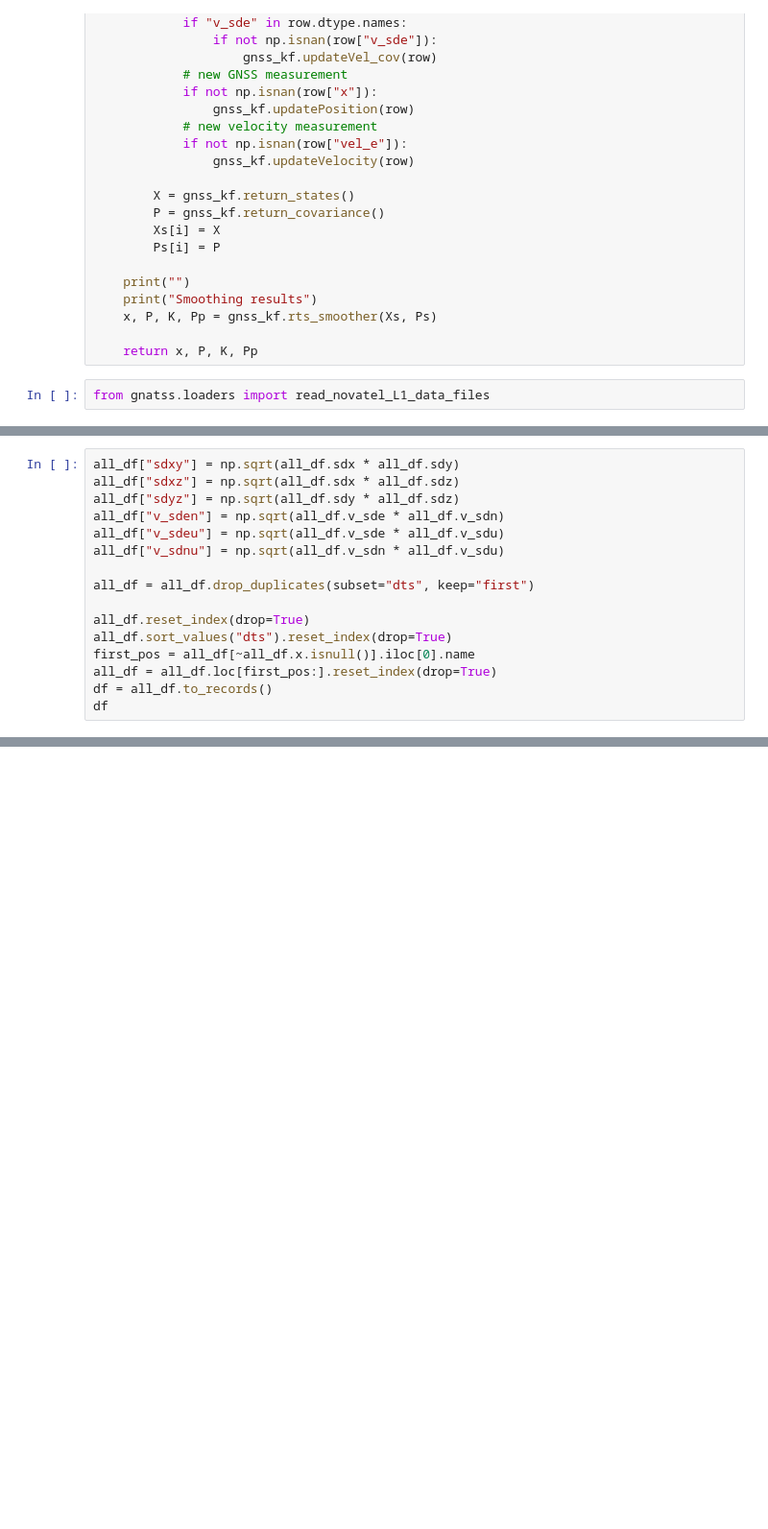
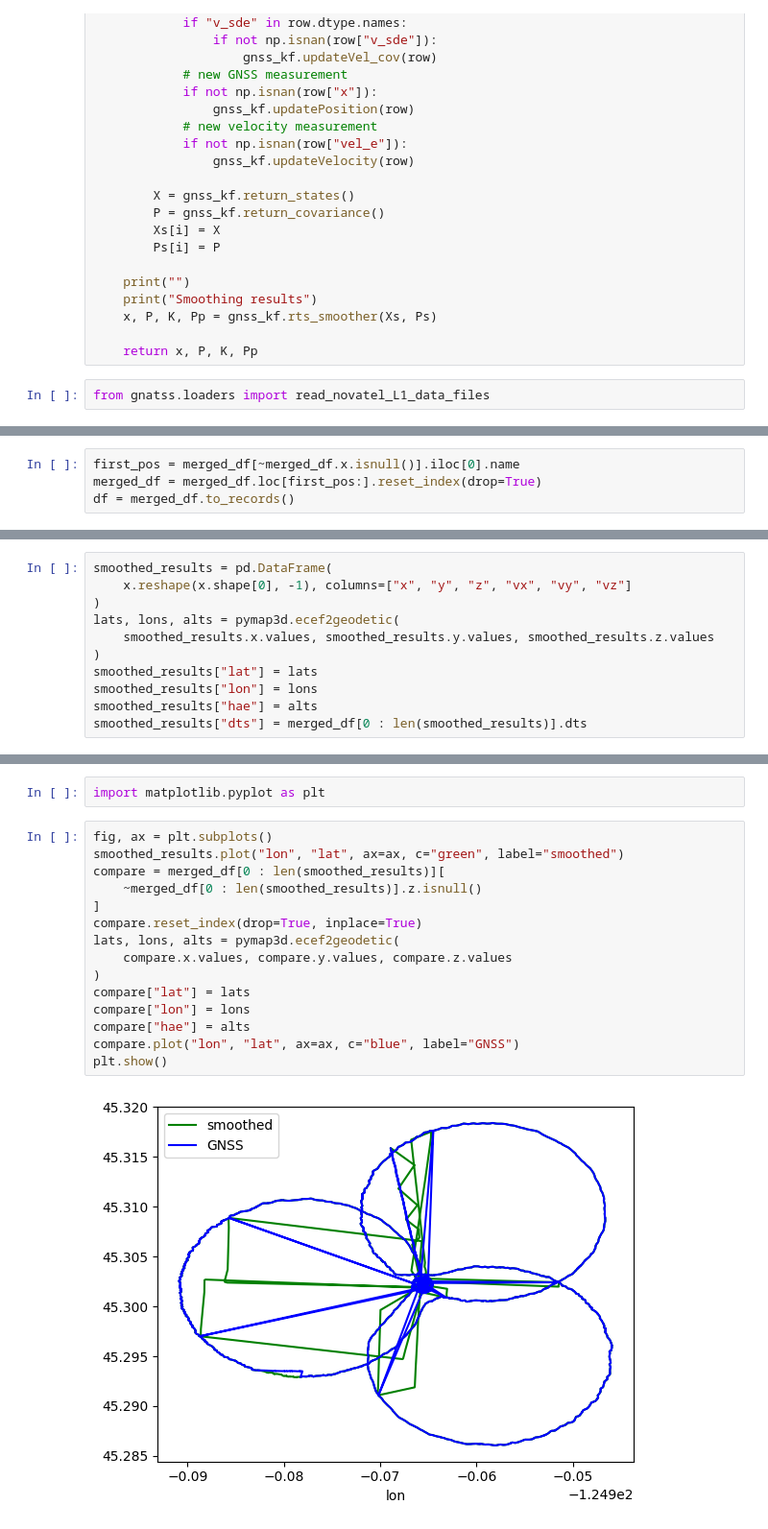
Before and after one commit to seafloor-geodesy/gnatss, a Jupyter notebook: kalman_test.ipynb, the cells around one changed output, grey strips where cells are left out. Shown at 96% size. Saved outputs shown, nothing was run; the diff lists cells and outputs as text; blank space fills up the shorter version.

```diff
--- a/kalman_test.ipynb
+++ b/kalman_test.ipynb
@@ -423,16 +467,4 @@ Index(['dts', 'x', 'y', 'z', 'sdx', 'sdy', 'sdz', 'vel_e', 'vel_n', 'vel_u',
 # %%
-all_df["sdxy"] = np.sqrt(all_df.sdx * all_df.sdy)
-all_df["sdxz"] = np.sqrt(all_df.sdx * all_df.sdz)
-all_df["sdyz"] = np.sqrt(all_df.sdy * all_df.sdz)
-all_df["v_sden"] = np.sqrt(all_df.v_sde * all_df.v_sdn)
-all_df["v_sdeu"] = np.sqrt(all_df.v_sde * all_df.v_sdu)
-all_df["v_sdnu"] = np.sqrt(all_df.v_sdn * all_df.v_sdu)
-
-all_df = all_df.drop_duplicates(subset="dts", keep="first")
-
-all_df.reset_index(drop=True)
-all_df.sort_values("dts").reset_index(drop=True)
-first_pos = all_df[~all_df.x.isnull()].iloc[0].name
-all_df = all_df.loc[first_pos:].reset_index(drop=True)
-df = all_df.to_records()
-df
+first_pos = merged_df[~merged_df.x.isnull()].iloc[0].name
+merged_df = merged_df.loc[first_pos:].reset_index(drop=True)
+df = merged_df.to_records()
@@ -533,0 +568,11 @@ array([[[ 2.26000469e+02,  0.00000000e+00,  0.00000000e+00,
+# %%
+smoothed_results = pd.DataFrame(
+    x.reshape(x.shape[0], -1), columns=["x", "y", "z", "vx", "vy", "vz"]
+)
+lats, lons, alts = pymap3d.ecef2geodetic(
+    smoothed_results.x.values, smoothed_results.y.values, smoothed_results.z.values
+)
+smoothed_results["lat"] = lats
+smoothed_results["lon"] = lons
+smoothed_results["hae"] = alts
+smoothed_results["dts"] = merged_df[0 : len(smoothed_results)].dts
@@ -533,0 +595,19 @@ array([[[ 2.26000469e+02,  0.00000000e+00,  0.00000000e+00,
+# %%
+import matplotlib.pyplot as plt
+# %%
+fig, ax = plt.subplots()
+smoothed_results.plot("lon", "lat", ax=ax, c="green", label="smoothed")
+compare = merged_df[0 : len(smoothed_results)][
+    ~merged_df[0 : len(smoothed_results)].z.isnull()
+]
+compare.reset_index(drop=True, inplace=True)
+lats, lons, alts = pymap3d.ecef2geodetic(
+    compare.x.values, compare.y.values, compare.z.values
+)
+compare["lat"] = lats
+compare["lon"] = lons
+compare["hae"] = alts
+compare.plot("lon", "lat", ax=ax, c="blue", label="GNSS")
+plt.show()
+# %% [output]
+[figure, added]
```
Also changed, not shown: parts of 26 cells of this notebook, 1 other file.
